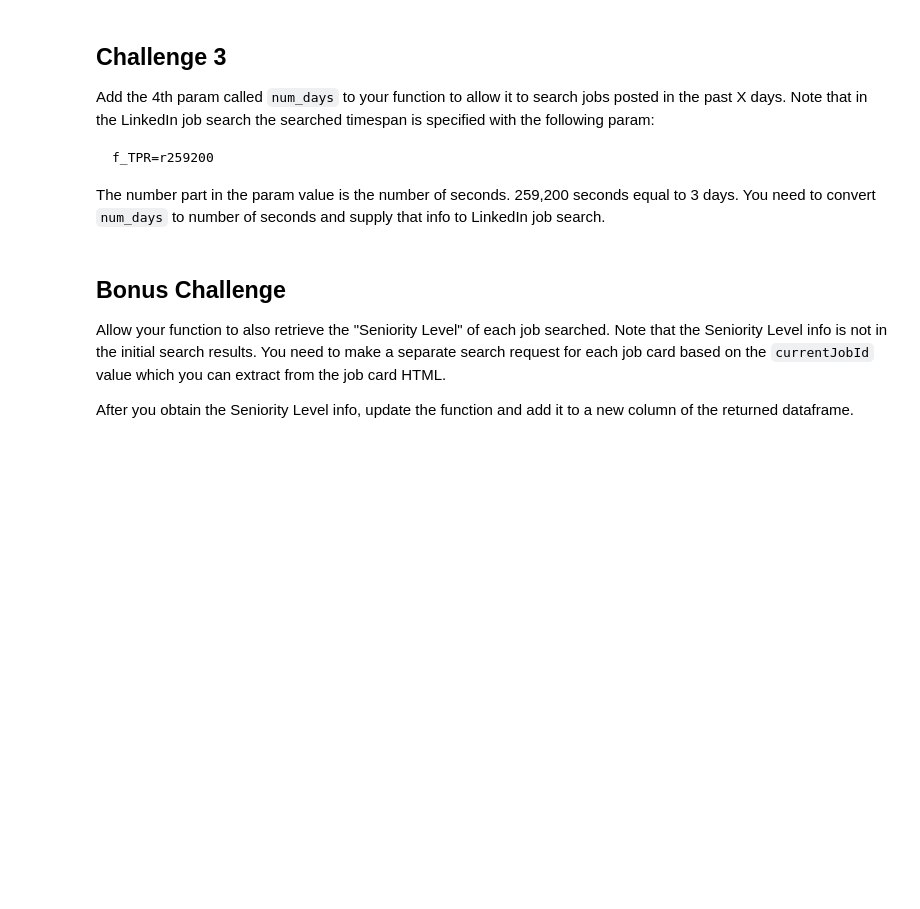
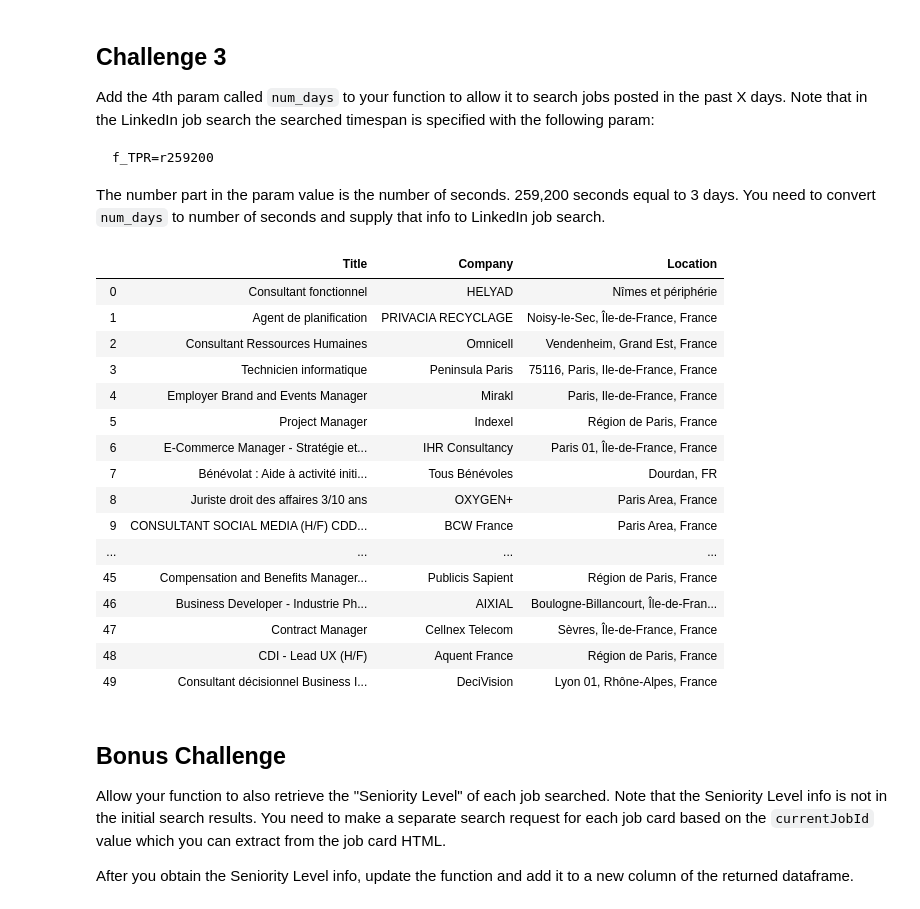
Before and after one commit to ironhack-datalabs/data-ber-10-19, a Jupyter notebook: module-1_labs/lab-job-board-scraping/your-code/main.ipynb, the cells around one changed output. Drawn from its saved outputs; the diff is of its cells as text; code cells hidden in the pictures; blank space fills up the shorter version.

```diff
--- a/module-1_labs/lab-job-board-scraping/your-code/main.ipynb
+++ b/module-1_labs/lab-job-board-scraping/your-code/main.ipynb
@@ -169,3 +303,24 @@ The number part in the param value is the number of seconds. 259,200 seconds equ
+# %%
+results = scrape_linkedin_job_search_3('data%20analysis', 2, 'Frankreich', 3)
+results
+# %% [output]
+|  | Title | Company | Location |
+| 0 | Consultant fonctionnel | HELYAD | Nîmes et périphérie |
+| 1 | Agent de planification | PRIVACIA RECYCLAGE | Noisy-le-Sec, Île-de-France, France |
+| 2 | Consultant Ressources Humaines | Omnicell | Vendenheim, Grand Est, France |
+| 3 | Technicien informatique | Peninsula Paris | 75116, Paris, Ile-de-France, France |
+| 4 | Employer Brand and Events Manager | Mirakl | Paris, Ile-de-France, France |
+| 5 | Project Manager | Indexel | Région de Paris, France |
+| 6 | E-Commerce Manager - Stratégie et... | IHR Consultancy | Paris 01, Île-de-France, France |
+| 7 | Bénévolat : Aide à activité initi... | Tous Bénévoles | Dourdan, FR |
+| 8 | Juriste droit des affaires 3/10 ans | OXYGEN+ | Paris Area, France |
+| 9 | CONSULTANT SOCIAL MEDIA (H/F) CDD... | BCW France | Paris Area, France |
+| ... | ... | ... | ... |
+| 45 | Compensation and Benefits Manager... | Publicis Sapient | Région de Paris, France |
+| 46 | Business Developer - Industrie Ph... | AIXIAL | Boulogne-Billancourt, Île-de-Fran... |
+| 47 | Contract Manager | Cellnex Telecom | Sèvres, Île-de-France, France |
+| 48 | CDI - Lead UX (H/F) | Aquent France | Région de Paris, France |
+| 49 | Consultant décisionnel Business I... | DeciVision | Lyon 01, Rhône-Alpes, France |
 # %% [markdown]
 ## Bonus Challenge
 
```
Also changed, not shown: parts of 7 cells of this notebook.
